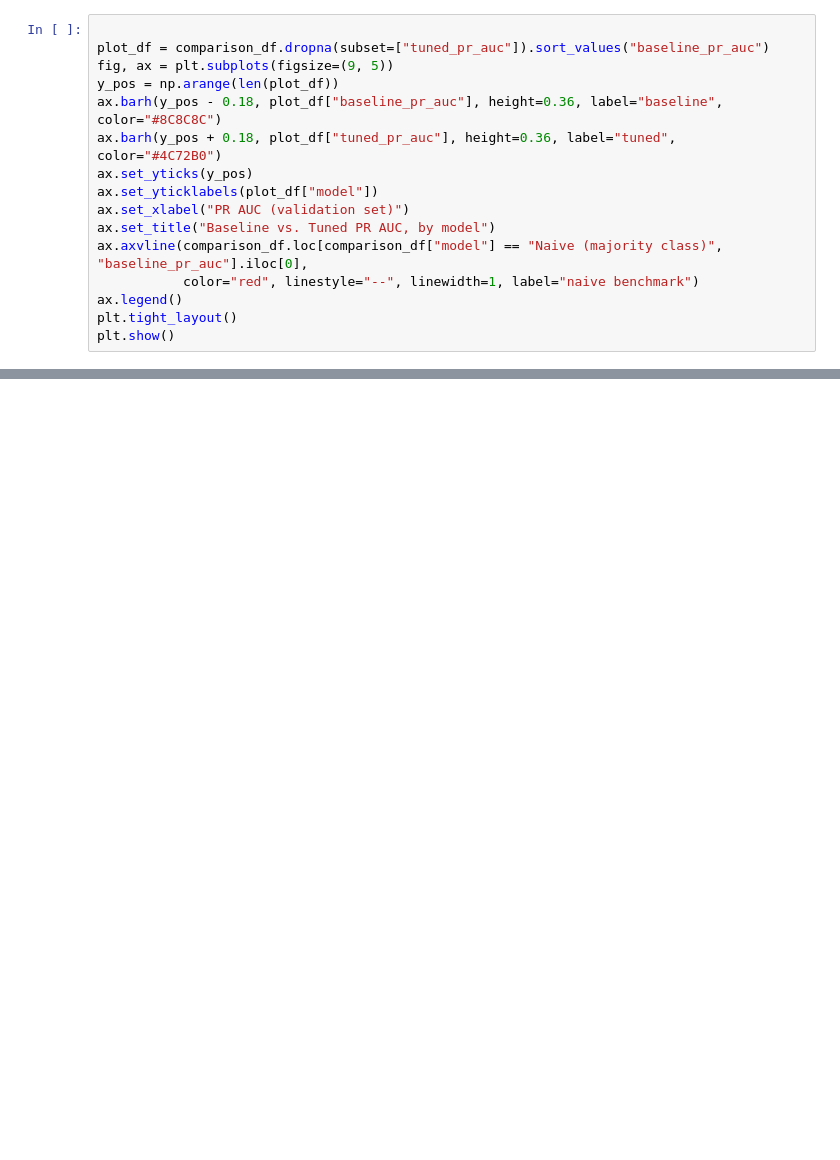
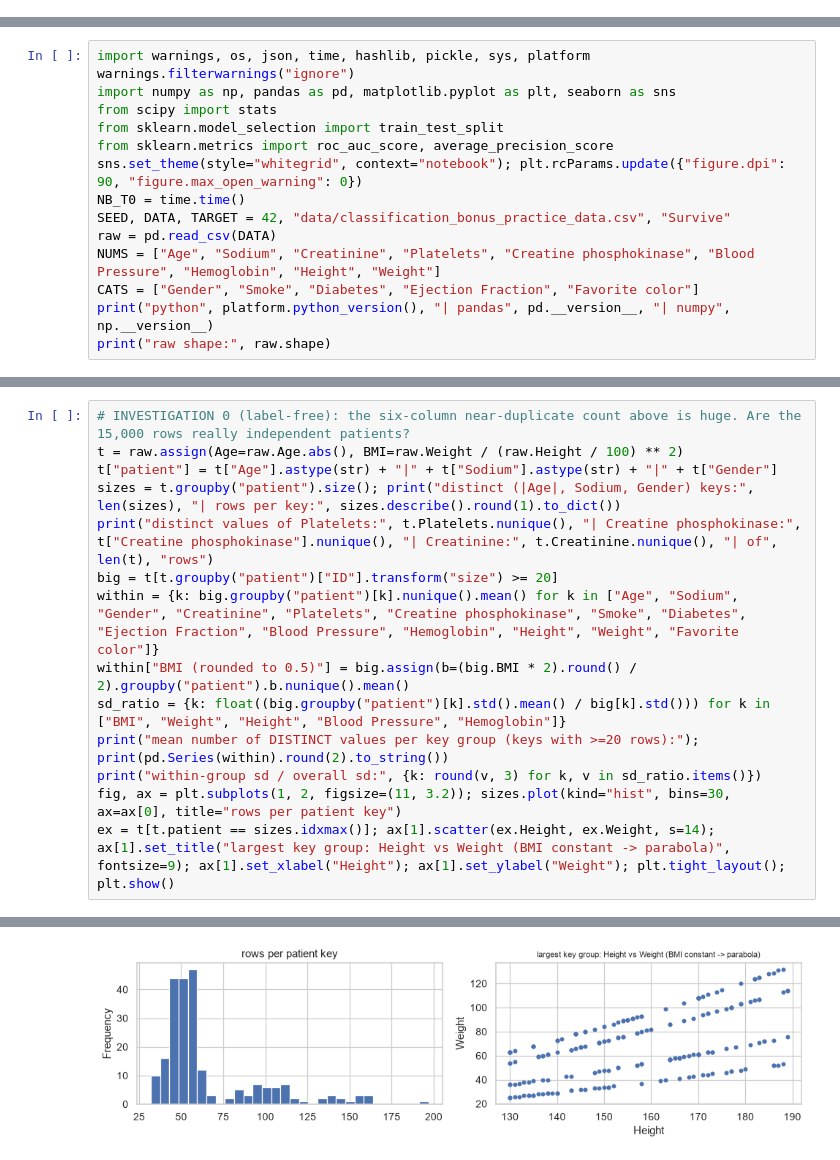
Before and after one commit to willylim74/aiap-foundation-predict-survival, a Jupyter notebook: eda.ipynb, the cells around one changed output, grey strips where cells are left out. Cells and saved outputs as stored; diff of their text form; blank space fills up the shorter version.

```diff
--- a/eda.ipynb
+++ b/eda.ipynb
@@ -2445,16 +0,0 @@ Naive (majority class)           0.3213           NaN            0.5000
-# %%
-
-plot_df = comparison_df.dropna(subset=["tuned_pr_auc"]).sort_values("baseline_pr_auc")
-fig, ax = plt.subplots(figsize=(9, 5))
-y_pos = np.arange(len(plot_df))
-ax.barh(y_pos - 0.18, plot_df["baseline_pr_auc"], height=0.36, label="baseline", color="#8C8C8C")
-ax.barh(y_pos + 0.18, plot_df["tuned_pr_auc"], height=0.36, label="tuned", color="#4C72B0")
-ax.set_yticks(y_pos)
-ax.set_yticklabels(plot_df["model"])
-ax.set_xlabel("PR AUC (validation set)")
-ax.set_title("Baseline vs. Tuned PR AUC, by model")
-ax.axvline(comparison_df.loc[comparison_df["model"] == "Naive (majority class)", "baseline_pr_auc"].iloc[0],
-           color="red", linestyle="--", linewidth=1, label="naive benchmark")
-ax.legend()
-plt.tight_layout()
-plt.show()
@@ -2740,0 +8,15 @@ this repository.
+# %%
+import warnings, os, json, time, hashlib, pickle, sys, platform
+warnings.filterwarnings("ignore")
+import numpy as np, pandas as pd, matplotlib.pyplot as plt, seaborn as sns
+from scipy import stats
+from sklearn.model_selection import train_test_split
+from sklearn.metrics import roc_auc_score, average_precision_score
+sns.set_theme(style="whitegrid", context="notebook"); plt.rcParams.update({"figure.dpi": 90, "figure.max_open_warning": 0})
+NB_T0 = time.time()
+SEED, DATA, TARGET = 42, "data/classification_bonus_practice_data.csv", "Survive"
+raw = pd.read_csv(DATA)
+NUMS = ["Age", "Sodium", "Creatinine", "Platelets", "Creatine phosphokinase", "Blood Pressure", "Hemoglobin", "Height", "Weight"]
+CATS = ["Gender", "Smoke", "Diabetes", "Ejection Fraction", "Favorite color"]
+print("python", platform.python_version(), "| pandas", pd.__version__, "| numpy", np.__version__)
+print("raw shape:", raw.shape)
@@ -2740,0 +99,15 @@ this repository.
+# %%
+# INVESTIGATION 0 (label-free): the six-column near-duplicate count above is huge. Are the 15,000 rows really independent patients?
+t = raw.assign(Age=raw.Age.abs(), BMI=raw.Weight / (raw.Height / 100) ** 2)
+t["patient"] = t["Age"].astype(str) + "|" + t["Sodium"].astype(str) + "|" + t["Gender"]
+sizes = t.groupby("patient").size(); print("distinct (|Age|, Sodium, Gender) keys:", len(sizes), "| rows per key:", sizes.describe().round(1).to_dict())
+print("distinct values of Platelets:", t.Platelets.nunique(), "| Creatine phosphokinase:", t["Creatine phosphokinase"].nunique(), "| Creatinine:", t.Creatinine.nunique(), "| of", len(t), "rows")
+big = t[t.groupby("patient")["ID"].transform("size") >= 20]
+within = {k: big.groupby("patient")[k].nunique().mean() for k in ["Age", "Sodium", "Gender", "Creatinine", "Platelets", "Creatine phosphokinase", "Smoke", "Diabetes", "Ejection Fraction", "Blood Pressure", "Hemoglobin", "Height", "Weight", "Favorite color"]}
+within["BMI (rounded to 0.5)"] = big.assign(b=(big.BMI * 2).round() / 2).groupby("patient").b.nunique().mean()
+sd_ratio = {k: float((big.groupby("patient")[k].std().mean() / big[k].std())) for k in ["BMI", "Weight", "Height", "Blood Pressure", "Hemoglobin"]}
+print("mean number of DISTINCT values per key group (keys with >=20 rows):"); print(pd.Series(within).round(2).to_string())
+print("within-group sd / overall sd:", {k: round(v, 3) for k, v in sd_ratio.items()})
+fig, ax = plt.subplots(1, 2, figsize=(11, 3.2)); sizes.plot(kind="hist", bins=30, ax=ax[0], title="rows per patient key")
+ex = t[t.patient == sizes.idxmax()]; ax[1].scatter(ex.Height, ex.Weight, s=14); ax[1].set_title("largest key group: Height vs Weight (BMI constant -> parabola)", fontsize=9); ax[1].set_xlabel("Height"); ax[1].set_ylabel("Weight"); plt.tight_layout(); plt.show()
+# %% [output]
@@ -2740,0 +133 @@ this repository.
+[figure, added]
```
Also changed, not shown: parts of 264 cells of this notebook, 7 other files.
